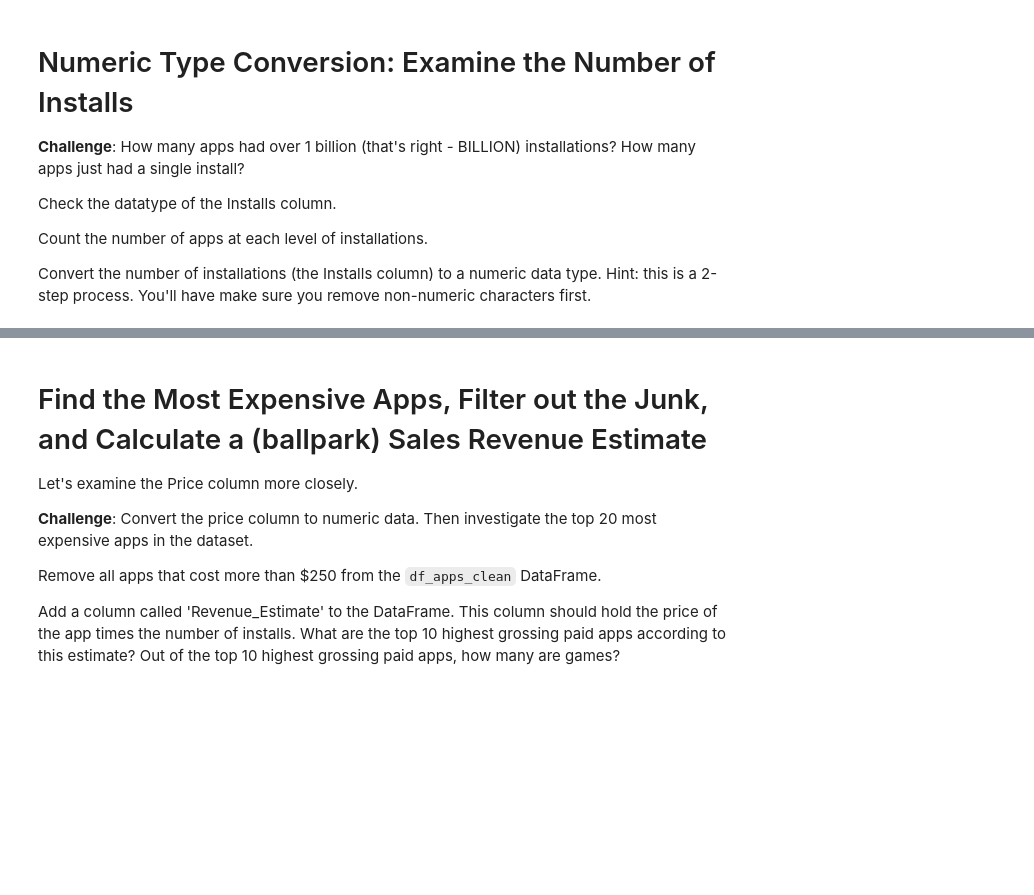
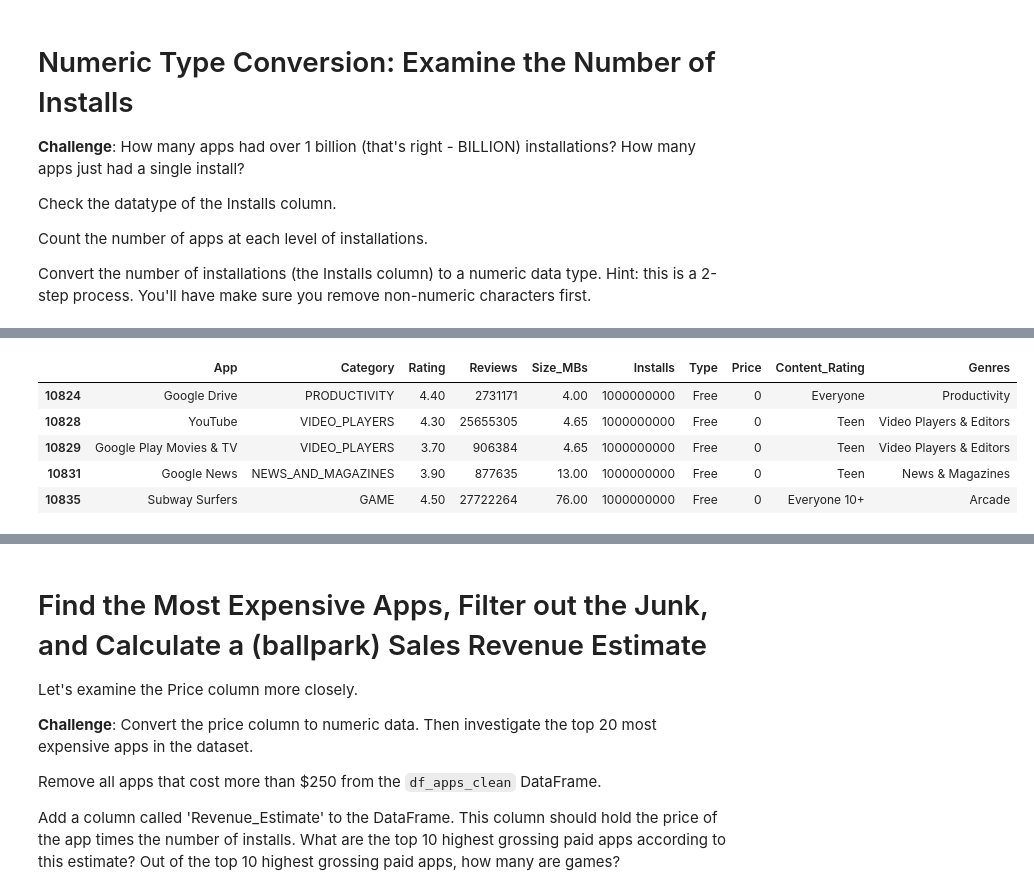
Before and after one commit to ArieKnoester/google-play-store-jupyter-notebook, a Jupyter notebook: Google_Play_Store_App_Analytics.ipynb, the cells around one changed output, grey strips where cells are left out. Drawn from its saved outputs; the diff is of its cells as text; code cells hidden in the pictures; blank space fills up the shorter version.

```diff
--- a/Google_Play_Store_App_Analytics.ipynb
+++ b/Google_Play_Store_App_Analytics.ipynb
@@ -272,0 +299,10 @@ Convert the number of installations (the Installs column) to a numeric data type
+# %%
+df_apps_clean['Installs'] = df_apps_clean['Installs'].str.replace(',','')
+df_apps_clean.tail()
+# %% [output]
+|  | App | Category | Rating | Reviews | Size_MBs | Installs | Type | Price | Content_Rating | Genres |
+| 10824 | Google Drive | PRODUCTIVITY | 4.40 | 2731171 | 4.00 | 1000000000 | Free | 0 | Everyone | Productivity |
+| 10828 | YouTube | VIDEO_PLAYERS | 4.30 | 25655305 | 4.65 | 1000000000 | Free | 0 | Teen | Video Players & Editors |
+| 10829 | Google Play Movies & TV | VIDEO_PLAYERS | 3.70 | 906384 | 4.65 | 1000000000 | Free | 0 | Teen | Video Players & Editors |
+| 10831 | Google News | NEWS_AND_MAGAZINES | 3.90 | 877635 | 13.00 | 1000000000 | Free | 0 | Teen | News & Magazines |
+| 10835 | Subway Surfers | GAME | 4.50 | 27722264 | 76.00 | 1000000000 | Free | 0 | Everyone 10+ | Arcade |
```
Also changed, not shown: parts of 7 cells of this notebook.
